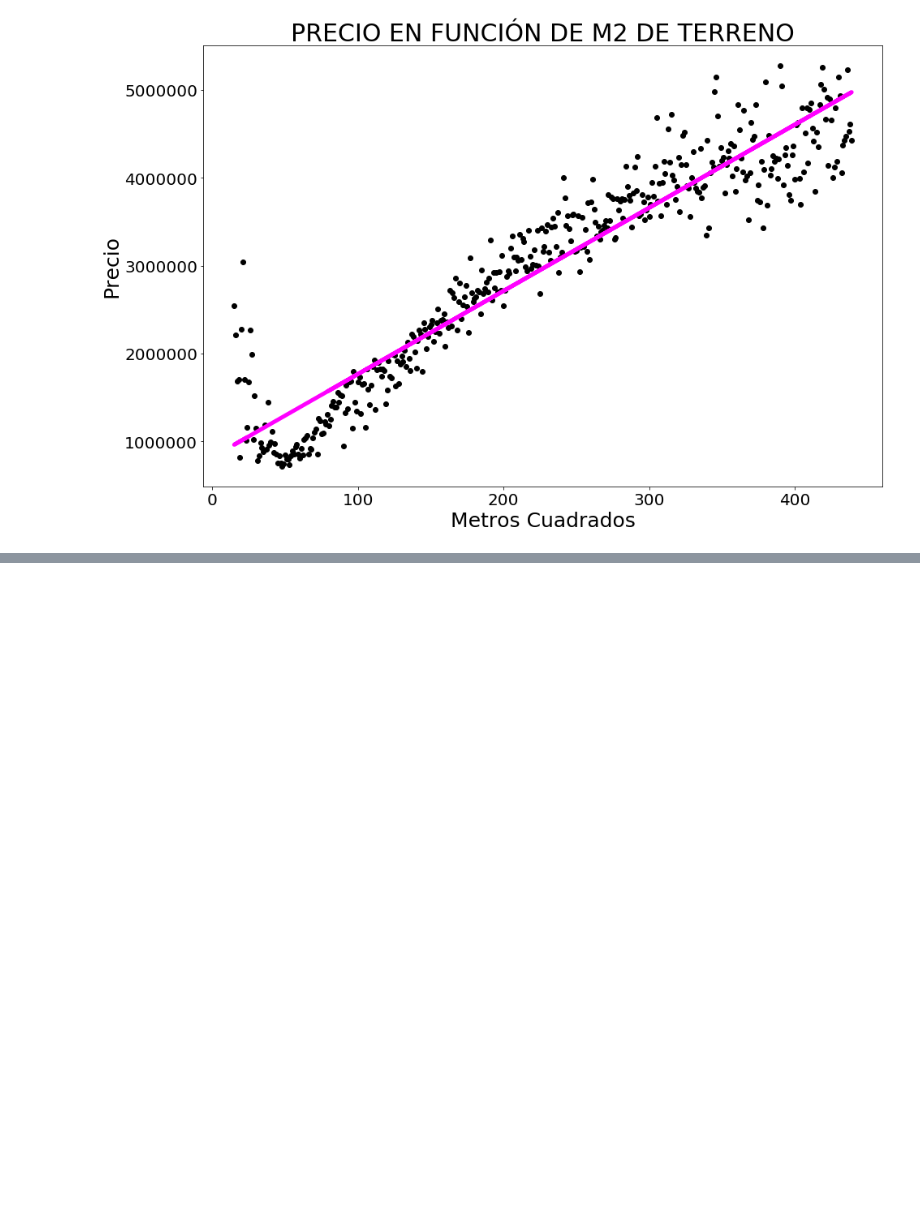
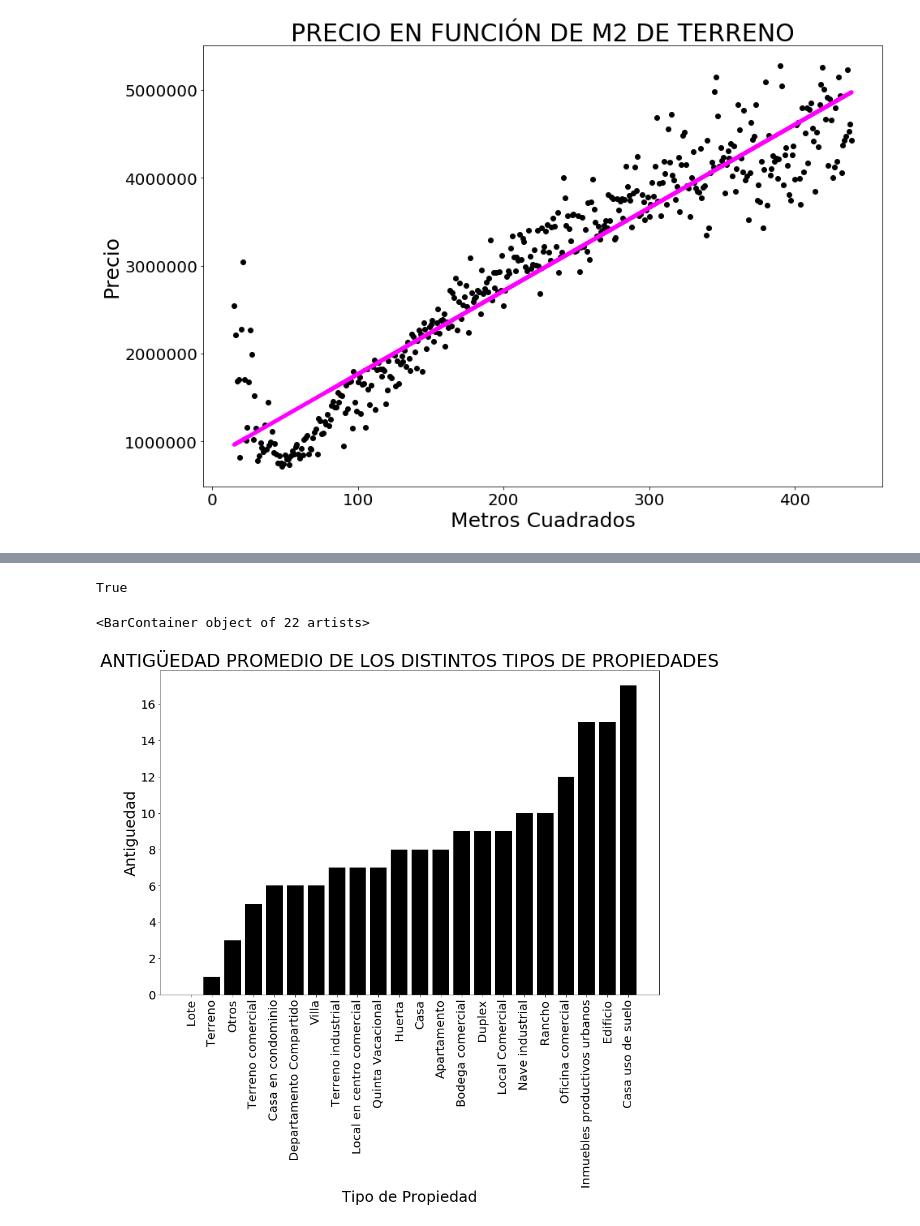
Before and after one commit to komod0/TPs-Org.Datos, a Jupyter notebook: tp1/nbesteban.ipynb, the cells around one changed output, grey strips where cells are left out. Cells and saved outputs as stored; diff of their text form; code cells hidden in the pictures; blank space fills up the shorter version.

```diff
--- a/tp1/nbesteban.ipynb
+++ b/tp1/nbesteban.ipynb
@@ -548,0 +540,53 @@ dfok.nsmallest(15, 'MetrosCuadradosTotales')
+# %%
+( len(df2012) + len(df2013) + len(df2014) + len(df2015) + len(df2016) ) == len(df) #Se segmento bien??
+# %% [output]
+True
+# %%
+dfPorAntiguedad = pd.DataFrame()
+dfPorAntiguedad['TipoPropiedad'] = pd.Series( dfok['TipoPropiedad'].unique(),
+                                index = dfok['TipoPropiedad'].unique() )
+
+dfPorAntiguedad['Antiguedad'] = dfok.groupby('TipoPropiedad')['Antiguedad'].mean()
+
+dfPorAntiguedad = dfPorAntiguedad.dropna() #80%
+
+dfPorAntiguedad['TipoPropiedad'] = dfPorAntiguedad['TipoPropiedad'].astype('category')
+dfPorAntiguedad['Antiguedad'] = dfPorAntiguedad['Antiguedad'].astype(np.uint8)
+
+dfPorAntiguedad = dfPorAntiguedad.sort_values(['Antiguedad'])
+
+# Variables a graficar
+y = dfPorAntiguedad['Antiguedad']
+x = dfPorAntiguedad['TipoPropiedad']
+
+# Tamaño del gráfico
+grafico = plt.figure(figsize = (15, 10));
+
+# Tamaño de los títulos de los ejes
+plt.ylabel("Antiguedad", fontsize = 25);
+plt.xlabel("Tipo de Propiedad", fontsize = 25);
+
+# Título
+mp.rcParams.update( { 'axes.titlesize':'30' } )
+plt.title("ANTIGÜEDAD PROMEDIO DE LOS DISTINTOS TIPOS DE PROPIEDADES")
+
+# Tamaño de las letras de los ejes
+plt.tick_params(axis='both', which='major', labelsize = 20)
+plt.tick_params(axis='both', which='minor', labelsize = 20)
+
+# Rotar ejes
+plt.xticks(rotation = 90)
+
+# Límites para cada coordenada
+#plt.ylim([13, 34]);
+#plt.xlim([-116, -86]);
+
+# Tipo de gráfico
+plt.bar(x, y, color = 'black')
+
+#Línea de regresión
+#ldt = np.poly1d( np.polyfit(x, y, 1) )
+#plt.plot(x, ldt(x), "g")
+# %% [output]
+<BarContainer object of 22 artists>
+[figure, added]
```
Also changed, not shown: parts of 7 cells of this notebook.
